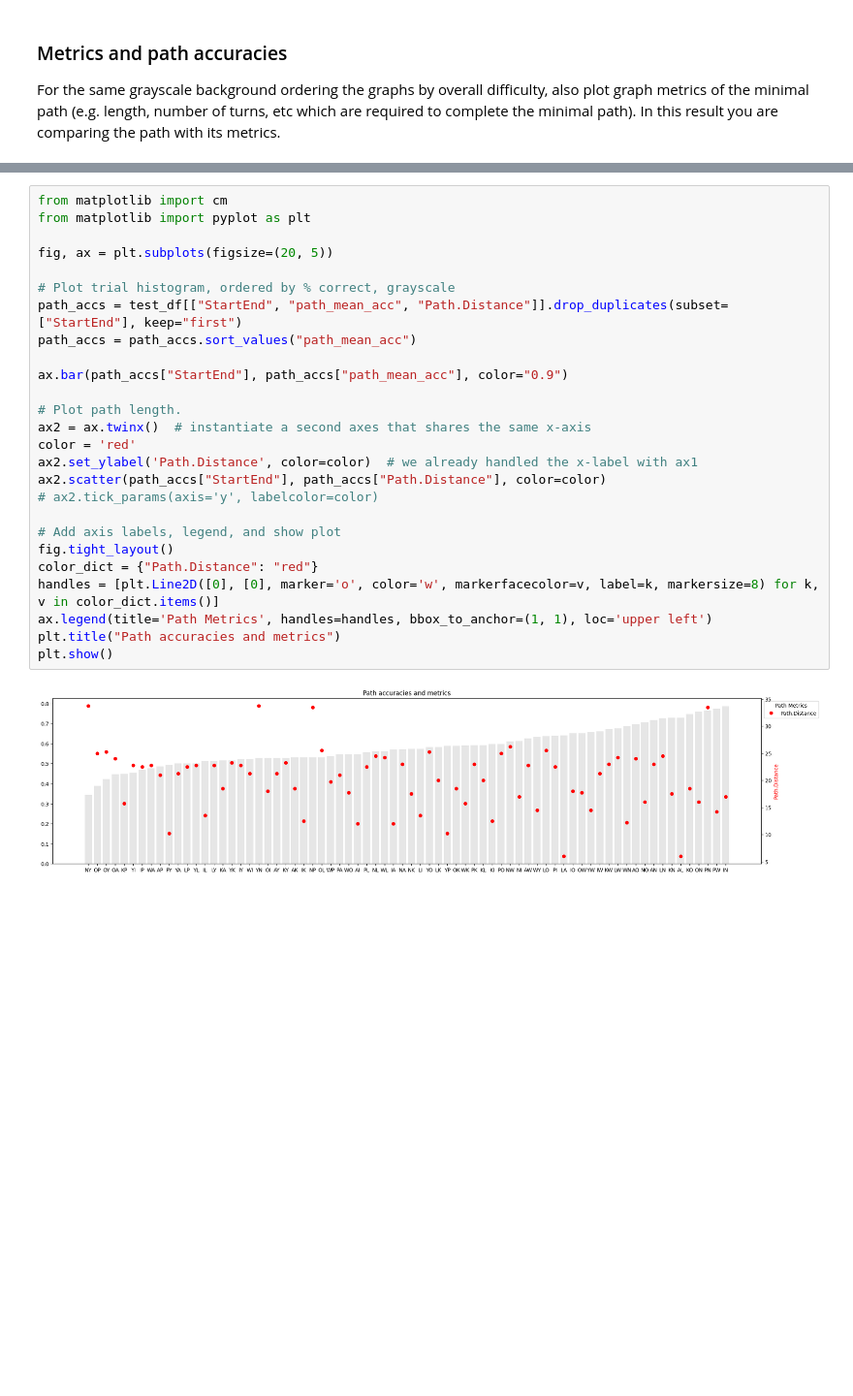
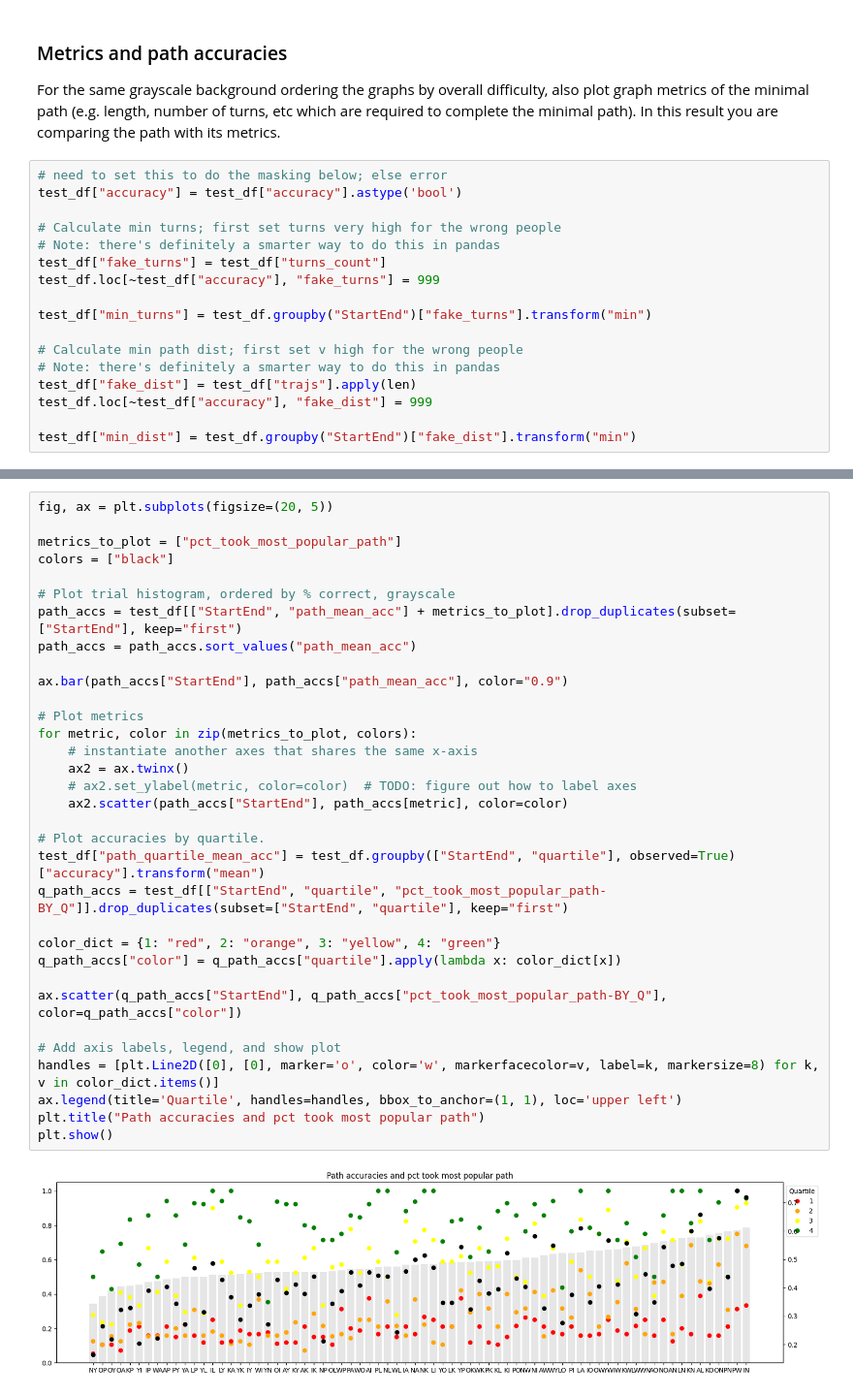
Before and after one commit to geometric-intelligence/mazedyn, a Jupyter notebook: mazedyn/path_analysis.ipynb, the cells around one changed output, grey strips where cells are left out. Shown: that part at 97% size. Cells and saved outputs as stored; diff of their text form; blank space fills up the shorter version.

```diff
--- a/mazedyn/path_analysis.ipynb
+++ b/mazedyn/path_analysis.ipynb
@@ -60,3 +64,20 @@ plt.show()
 # %% [markdown]
 ### Metrics and path accuracies
 For the same grayscale background ordering the graphs by overall difficulty, also plot graph metrics of the minimal path (e.g. length, number of turns, etc which are required to complete the minimal path). In this result you are comparing the path with its metrics.
+# %%
+# need to set this to do the masking below; else error
+test_df["accuracy"] = test_df["accuracy"].astype('bool')
+
+# Calculate min turns; first set turns very high for the wrong people
+# Note: there's definitely a smarter way to do this in pandas
+test_df["fake_turns"] = test_df["turns_count"]
+test_df.loc[~test_df["accuracy"], "fake_turns"] = 999
+
+test_df["min_turns"] = test_df.groupby("StartEnd")["fake_turns"].transform("min")
+
+# Calculate min path dist; first set v high for the wrong people
+# Note: there's definitely a smarter way to do this in pandas
+test_df["fake_dist"] = test_df["trajs"].apply(len)
+test_df.loc[~test_df["accuracy"], "fake_dist"] = 999
+
+test_df["min_dist"] = test_df.groupby("StartEnd")["fake_dist"].transform("min")
@@ -63,28 +185,35 @@ For the same grayscale background ordering the graphs by overall difficulty, als
 # %%
-from matplotlib import cm
-from matplotlib import pyplot as plt
-
 fig, ax = plt.subplots(figsize=(20, 5))
 
+metrics_to_plot = ["pct_took_most_popular_path"]
+colors = ["black"]
+
 # Plot trial histogram, ordered by % correct, grayscale
-path_accs = test_df[["StartEnd", "path_mean_acc", "Path.Distance"]].drop_duplicates(subset=["StartEnd"], keep="first")
+path_accs = test_df[["StartEnd", "path_mean_acc"] + metrics_to_plot].drop_duplicates(subset=["StartEnd"], keep="first")
 path_accs = path_accs.sort_values("path_mean_acc")
 
 ax.bar(path_accs["StartEnd"], path_accs["path_mean_acc"], color="0.9")
 
-# Plot path length.
-ax2 = ax.twinx()  # instantiate a second axes that shares the same x-axis
-color = 'red'
-ax2.set_ylabel('Path.Distance', color=color)  # we already handled the x-label with ax1
-ax2.scatter(path_accs["StartEnd"], path_accs["Path.Distance"], color=color)
-# ax2.tick_params(axis='y', labelcolor=color)
+# Plot metrics
+for metric, color in zip(metrics_to_plot, colors):
+    # instantiate another axes that shares the same x-axis
+    ax2 = ax.twinx()
+    # ax2.set_ylabel(metric, color=color)  # TODO: figure out how to label axes
+    ax2.scatter(path_accs["StartEnd"], path_accs[metric], color=color)
+
+# Plot accuracies by quartile.
+test_df["path_quartile_mean_acc"] = test_df.groupby(["StartEnd", "quartile"], observed=True)["accuracy"].transform("mean")
+q_path_accs = test_df[["StartEnd", "quartile", "pct_took_most_popular_path-BY_Q"]].drop_duplicates(subset=["StartEnd", "quartile"], keep="first")
+
+color_dict = {1: "red", 2: "orange", 3: "yellow", 4: "green"}
+q_path_accs["color"] = q_path_accs["quartile"].apply(lambda x: color_dict[x])
+
+ax.scatter(q_path_accs["StartEnd"], q_path_accs["pct_took_most_popular_path-BY_Q"], color=q_path_accs["color"])
 
 # Add axis labels, legend, and show plot
-fig.tight_layout()
-color_dict = {"Path.Distance": "red"}
 handles = [plt.Line2D([0], [0], marker='o', color='w', markerfacecolor=v, label=k, markersize=8) for k, v in color_dict.items()]
-ax.legend(title='Path Metrics', handles=handles, bbox_to_anchor=(1, 1), loc='upper left')
-plt.title("Path accuracies and metrics")
+ax.legend(title='Quartile', handles=handles, bbox_to_anchor=(1, 1), loc='upper left')
+plt.title("Path accuracies and pct took most popular path")
 plt.show()
 # %% [output]
-[figure, old version]
+[figure, new version]
```
Also changed, not shown: parts of 21 cells of this notebook, 2 other files.
